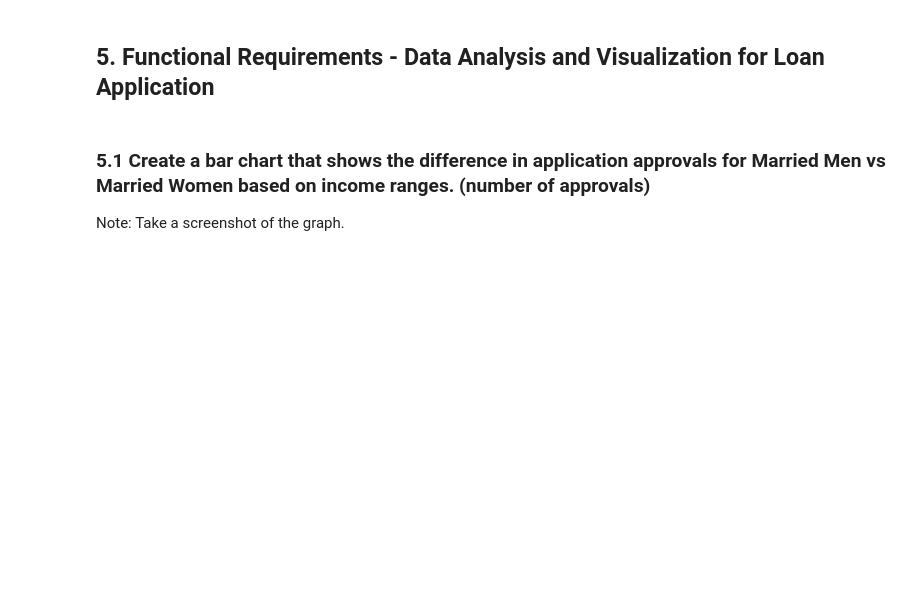
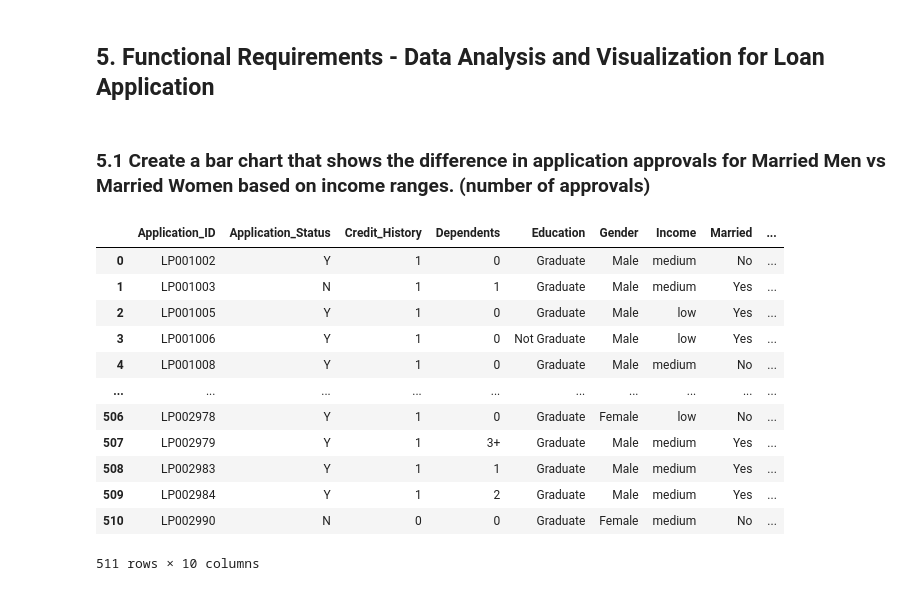
Before and after one commit to vitasunnie0812/Capstone_project, a Jupyter notebook: CAPSTONE_PROJECT.ipynb, the cells around one changed output. Cells and saved outputs as stored; diff of their text form; code cells hidden in the pictures; blank space fills up the shorter version.

```diff
--- a/CAPSTONE_PROJECT.ipynb
+++ b/CAPSTONE_PROJECT.ipynb
@@ -790,4 +837,20 @@ root
 ## 5. Functional Requirements - Data Analysis and Visualization for Loan Application
 # %% [markdown]
 ### 5.1 Create a bar chart that shows the difference in application approvals for Married Men vs Married Women based on income ranges. (number of approvals)
-Note: Take a screenshot of the graph.
+# %%
+loan_data = spark_df.toPandas()
+loan_data
+# %% [output]
+|  | Application_ID | Application_Status | Credit_History | Dependents | Education | Gender | Income | Married | ... |
+| 0 | LP001002 | Y | 1 | 0 | Graduate | Male | medium | No | ... |
+| 1 | LP001003 | N | 1 | 1 | Graduate | Male | medium | Yes | ... |
+| 2 | LP001005 | Y | 1 | 0 | Graduate | Male | low | Yes | ... |
+| 3 | LP001006 | Y | 1 | 0 | Not Graduate | Male | low | Yes | ... |
+| 4 | LP001008 | Y | 1 | 0 | Graduate | Male | medium | No | ... |
+| ... | ... | ... | ... | ... | ... | ... | ... | ... | ... |
+| 506 | LP002978 | Y | 1 | 0 | Graduate | Female | low | No | ... |
+| 507 | LP002979 | Y | 1 | 3+ | Graduate | Male | medium | Yes | ... |
+| 508 | LP002983 | Y | 1 | 1 | Graduate | Male | medium | Yes | ... |
+| 509 | LP002984 | Y | 1 | 2 | Graduate | Male | medium | Yes | ... |
+| 510 | LP002990 | N | 0 | 0 | Graduate | Female | medium | No | ... |
+511 rows × 10 columns
```
Also changed, not shown: parts of 18 cells of this notebook, 1 other file.
